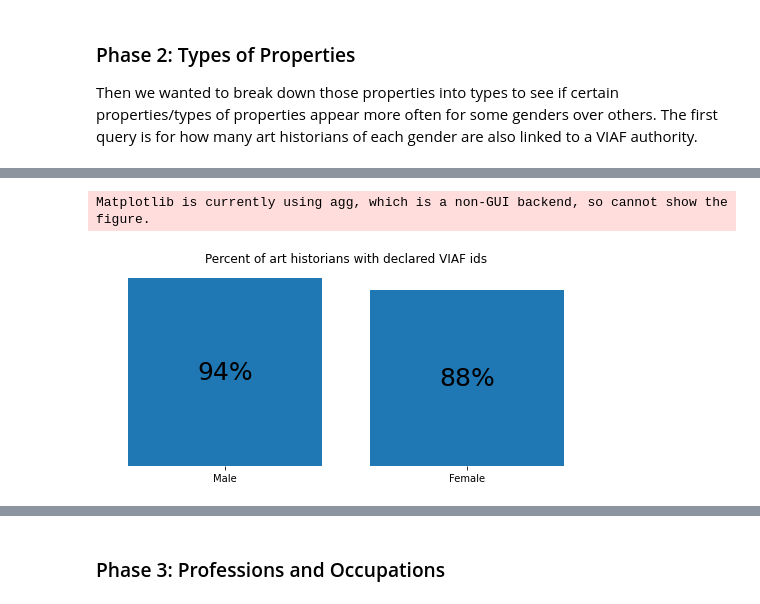
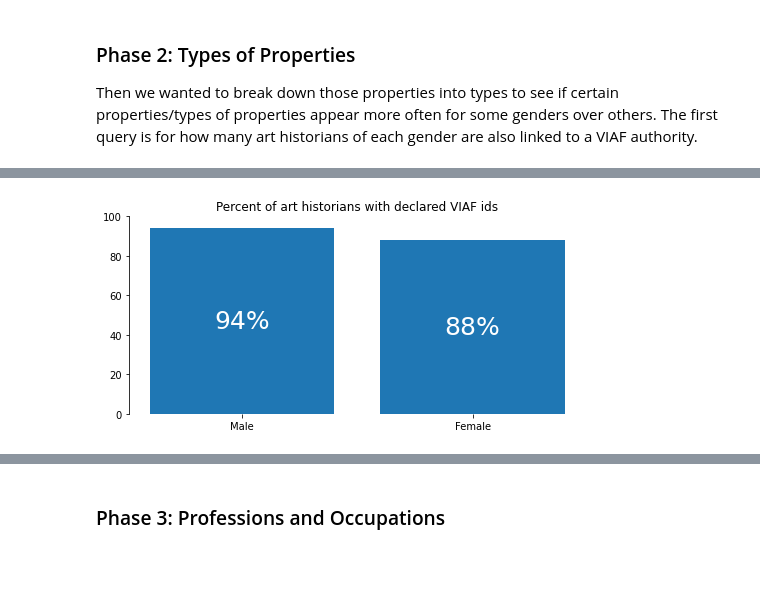
Before and after one commit to SarahTew/wikigen, a Jupyter notebook: Notebook 4.ipynb, the cells around one changed output, grey strips where cells are left out. Drawn from its saved outputs; the diff is of its cells as text; code cells hidden in the pictures; blank space fills up the shorter version.

```diff
--- a/Notebook 4.ipynb
+++ b/Notebook 4.ipynb
@@ -516,29 +582,32 @@ Matplotlib is currently using agg, which is a non-GUI backend, so cannot show th
 # %%
 
 # code
 import numpy as np
 import matplotlib.pyplot as plt
+
+m_viaf_p = round(m_viaf/men * 100)
+f_viaf_p = round(f_viaf/women * 100)
 
 # Marks of RAM in different subjects out of 100.
 x = ['Male', 'Female']
 y = [m_viaf_p, f_viaf_p]
 
 plt.bar(x, y)
 
 plt.title("Percent of art historians with declared VIAF ids")
-for rect1 in p1:
+for rect1 in p1: #this is why it makes a square only when you run the other one; you must define p1
     height = rect1.get_height()
-    plt.annotate( "{}%".format(height),(rect1.get_x() + rect1.get_width()/2, height/2),ha="center",va="center",fontsize=25)
+    plt.annotate( "{}%".format(height),(rect1.get_x() + rect1.get_width()/2, height/2),ha="center",va="center",fontsize=25, color="white")
 
 plt.gca().spines['right'].set_color('none')
 plt.gca().spines['top'].set_color('none')
-plt.gca().spines['left'].set_color('none')
+#plt.gca().spines['left'].set_color('none')
 plt.gca().spines['bottom'].set_color('none')
-plt.yticks([])
+#plt.yticks([])
+plt.ylim(0, 100)
 plt.show()
 # %% [output]
-Matplotlib is currently using agg, which is a non-GUI backend, so cannot show the figure.
-[figure, old version]
+[figure, new version]
 # %%
 #Note: I have tried to do the totals using the same code as the personal relationships, just changing to type of property
 #but it doesn't work!!! It times out. Idk why??? also the viaf doesn't match the above: why?
```
Also changed, not shown: parts of 26 cells of this notebook.
